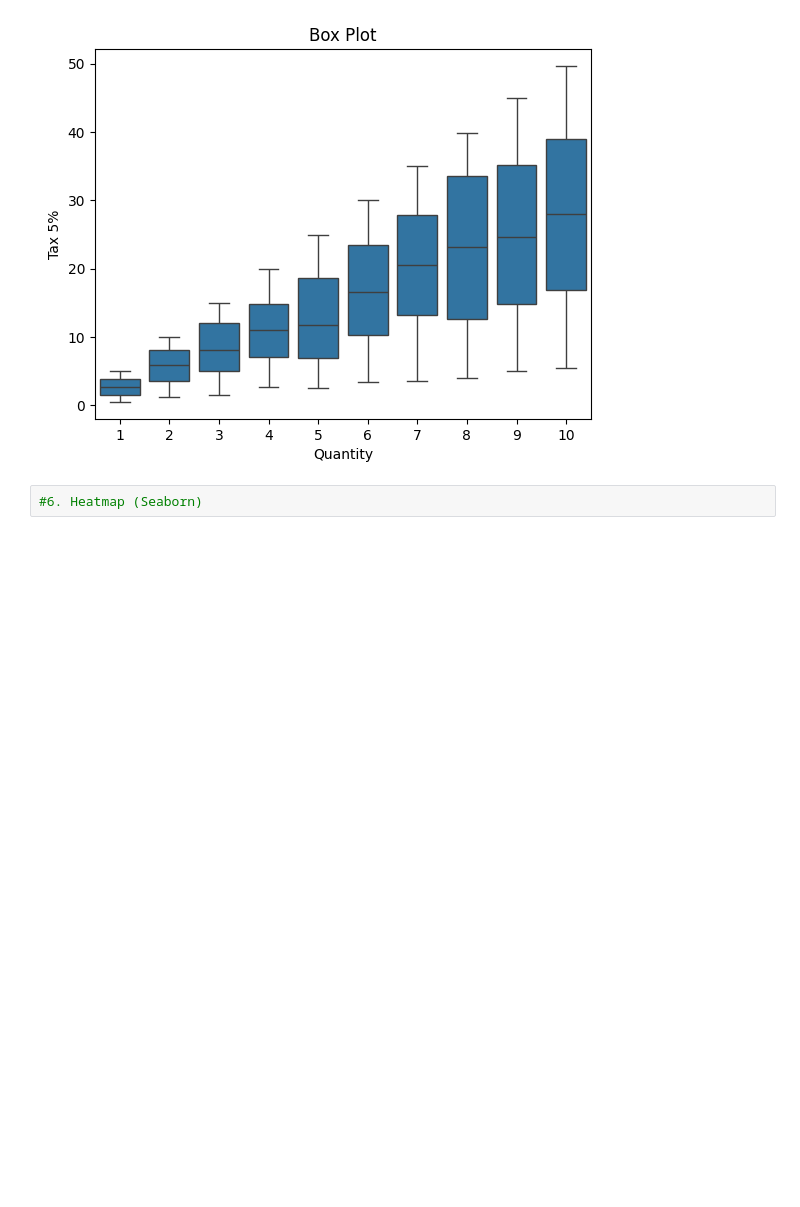
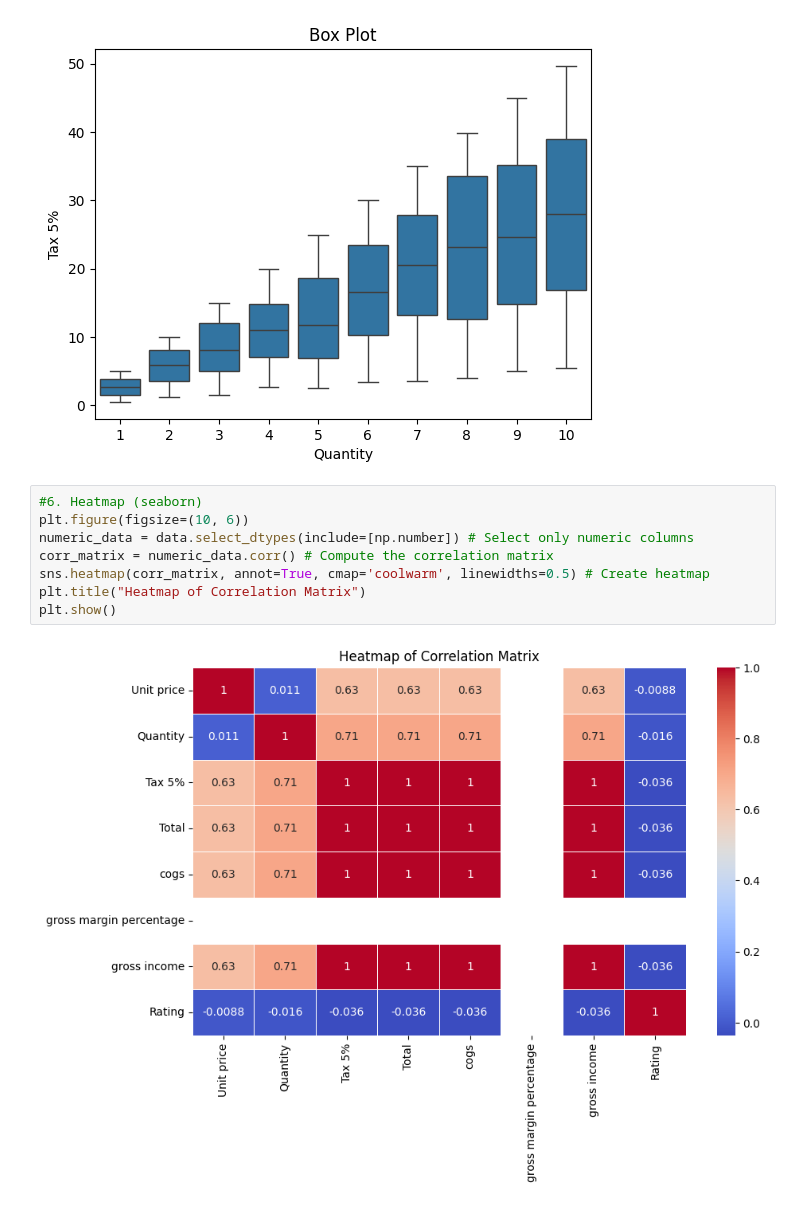
Before and after one commit to DevBatra05/AIML, a Jupyter notebook: Lab_5.ipynb, the cells around one changed output. Cells and saved outputs as stored; diff of their text form; blank space fills up the shorter version.

```diff
--- a/Lab_5.ipynb
+++ b/Lab_5.ipynb
@@ -97,5 +97,13 @@ plt.ylabel("Tax 5%")
 plt.show()
 # %% [output]
 [figure]
-# %%
-#6. Heatmap (Seaborn)
+# %%
+#6. Heatmap (seaborn)
+plt.figure(figsize=(10, 6))
+numeric_data = data.select_dtypes(include=[np.number]) # Select only numeric columns
+corr_matrix = numeric_data.corr() # Compute the correlation matrix
+sns.heatmap(corr_matrix, annot=True, cmap='coolwarm', linewidths=0.5) # Create heatmap
+plt.title("Heatmap of Correlation Matrix")
+plt.show()
+# %% [output]
+[figure, added]
```
